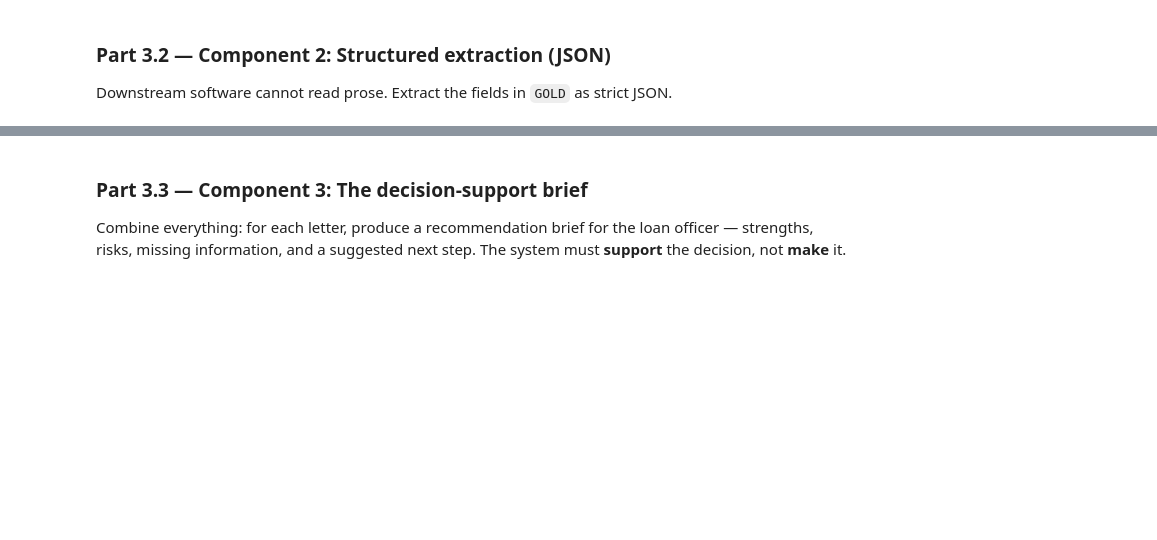
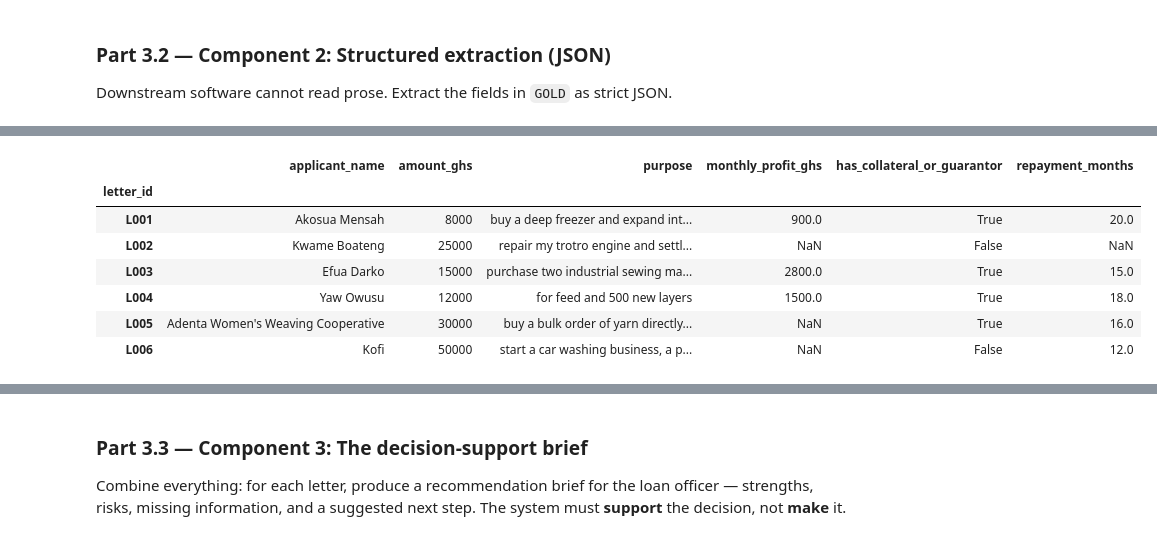
Before and after one commit to Joram-Hanson/lab-4-llm-decision-support, a Jupyter notebook: lab_4.ipynb, the cells around one changed output, grey strips where cells are left out. Drawn from its saved outputs; the diff is of its cells as text; code cells hidden in the pictures; blank space fills up the shorter version.

Commit message:
Part 3.2: structured JSON extraction, null ablation test, and reasoning

````diff
--- a/lab_4.ipynb
+++ b/lab_4.ipynb
@@ -355,0 +331,76 @@ Downstream software cannot read prose. Extract the fields in `GOLD` as strict JS
+# %%
+# TODO: Write EXTRACT_PROMPT — a template that instructs the model to return ONLY a JSON
+#   object with EXACTLY these keys:
+#     applicant_name (string), amount_ghs (number), purpose (string),
+#     monthly_profit_ghs (number or null), has_collateral_or_guarantor (boolean),
+#     repayment_months (number or null)
+#   Techniques to use:
+#     - explicit schema in the prompt
+#     - ONE worked example (few-shot) using a letter you write yourself (not from LETTERS!)
+#     - "If a field is not stated in the letter, use null. Do not guess."
+#     - temperature=0
+import json
+EXTRACT_SYSTEM = (
+    "You are a data extraction assistant for a microfinance loan officer. "
+    "Extract structured data from loan application letters. "
+    "Return ONLY a JSON object with exactly these keys: "
+    "applicant_name (string), amount_ghs (number), purpose (string), "
+    "monthly_profit_ghs (number or null), has_collateral_or_guarantor (boolean), "
+    "repayment_months (number or null). "
+    "If a field is not stated in the letter, use null. Do not guess. "
+    "Return raw JSON only, no markdown formatting, no code fences, no extra text."
+)
+
+FEWSHOT_LETTER = """Dear Sir,
+My name is Joram Hanson, a hairdresser in Tema. I request GHS 6,000 to buy new dryers.
+My salon profit is about GHS 700 a month. I have no guarantor or collateral yet.
+I hope to repay within 10 months."""
+
+FEWSHOT_JSON = """{
+  "applicant_name": "Joram Hanson",
+  "amount_ghs": 6000,
+  "purpose": "buy new dryers",
+  "monthly_profit_ghs": 700,
+  "has_collateral_or_guarantor": false,
+  "repayment_months": 10
+}"""
+
+def extract_prompt(letter_text):
+    return (
+        f"Example letter:\n{FEWSHOT_LETTER}\n\n"
+        f"Example output:\n{FEWSHOT_JSON}\n\n"
+        f"Now extract from this letter:\n{letter_text}"
+    )
+
+def extract_fields(letter_text):
+    raw = ask_llm(extract_prompt(letter_text), system_prompt=EXTRACT_SYSTEM, temperature=0)
+    cleaned = raw.strip()
+    if cleaned.startswith("```"):
+        cleaned = cleaned.strip("`")
+        cleaned = cleaned.replace("json\n", "", 1).replace("json", "", 1)
+    try:
+        return json.loads(cleaned)
+    except json.JSONDecodeError:
+        print(f"WARNING: failed to parse JSON for letter. Raw output:\n{raw}")
+        return None
+
+import pandas as pd
+
+rows = []
+for letter_id, letter_text in LETTERS.items():
+    fields = extract_fields(letter_text)
+    if fields is not None:
+        fields["letter_id"] = letter_id
+        rows.append(fields)
+
+extraction_df = pd.DataFrame(rows).set_index("letter_id")
+extraction_df
+# %% [output]
+|  | applicant_name | amount_ghs | purpose | monthly_profit_ghs | has_collateral_or_guarantor | repayment_months |
+| letter_id |  |  |  |  |  |  |
+| L001 | Akosua Mensah | 8000 | buy a deep freezer and expand int... | 900.0 | True | 20.0 |
+| L002 | Kwame Boateng | 25000 | repair my trotro engine and settl... | NaN | False | NaN |
+| L003 | Efua Darko | 15000 | purchase two industrial sewing ma... | 2800.0 | True | 15.0 |
+| L004 | Yaw Owusu | 12000 | for feed and 500 new layers | 1500.0 | True | 18.0 |
+| L005 | Adenta Women's Weaving Cooperative | 30000 | buy a bulk order of yarn directly... | NaN | True | 16.0 |
+| L006 | Kofi | 50000 | start a car washing business, a p... | NaN | False | 12.0 |
````
Also changed, not shown: parts of 4 cells of this notebook.
